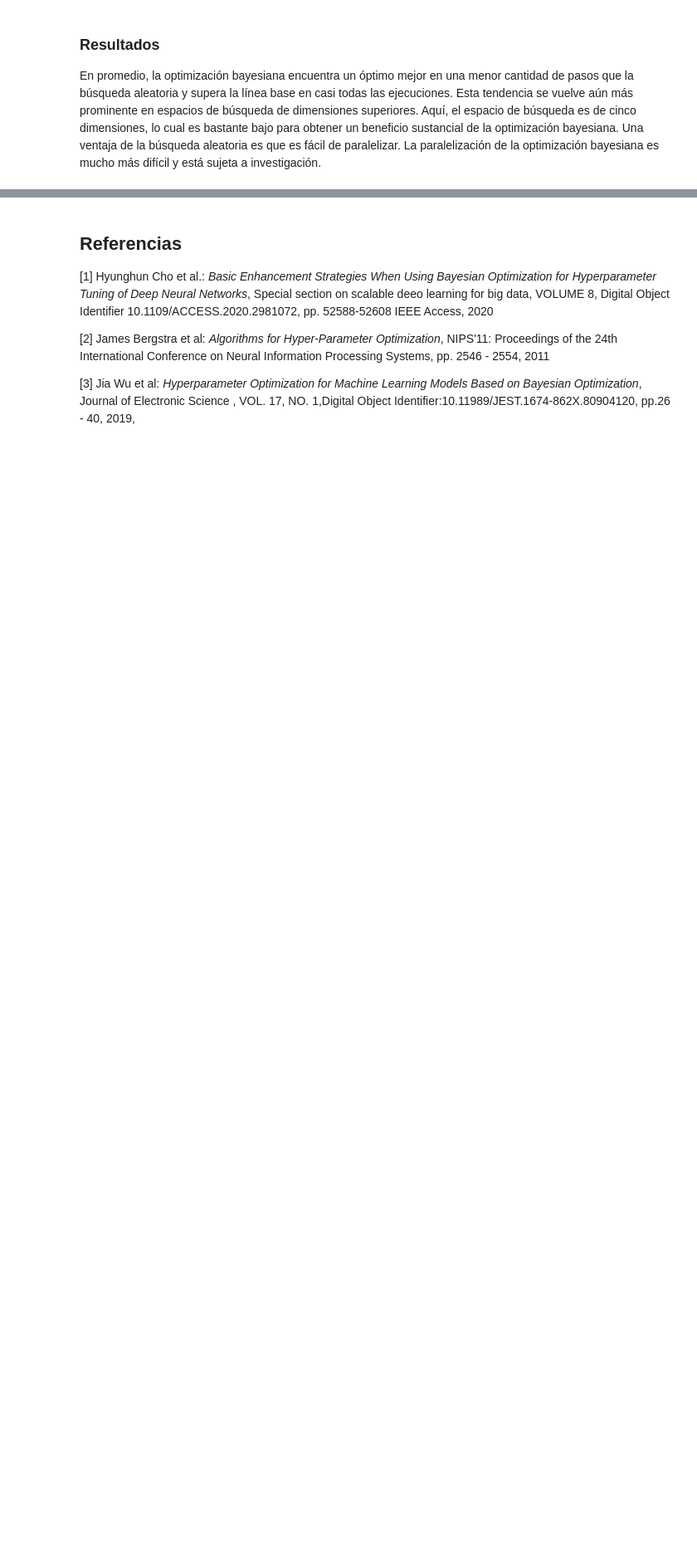
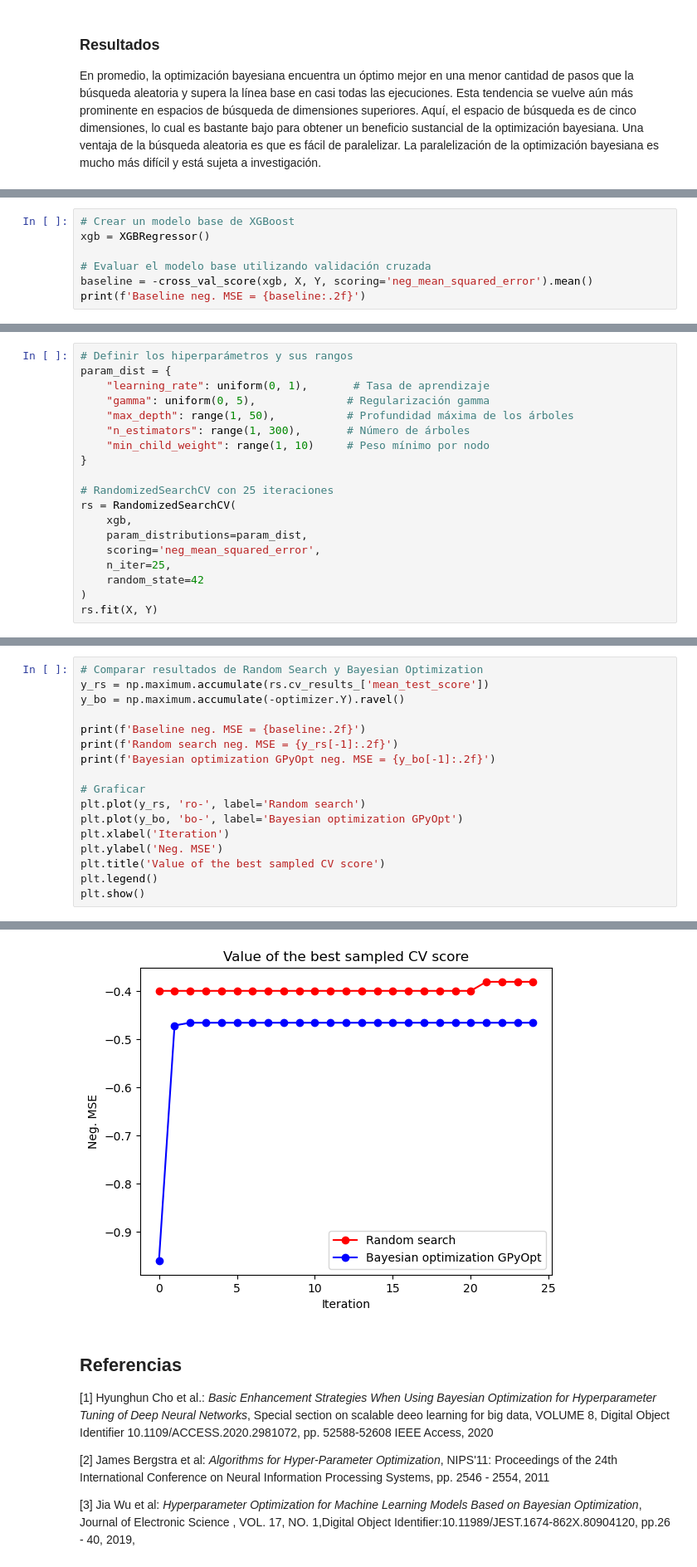
Before and after one commit to ThMRudolf/2024_Project_NumericalMethods, a Jupyter notebook: Optimizacion_Bayesiana_2024.ipynb, the cells around one changed output, grey strips where cells are left out. Shown at 83% size. Drawn from its saved outputs; the diff is of its cells as text; blank space fills up the shorter version.

Commit message:
bayesian opt using more iter

```diff
--- a/Optimizacion_Bayesiana_2024.ipynb
+++ b/Optimizacion_Bayesiana_2024.ipynb
@@ -697,0 +713,7 @@ Bayesian optimization GPyOpt neg. MSE = -3182.70
+# %%
+# Crear un modelo base de XGBoost
+xgb = XGBRegressor()
+
+# Evaluar el modelo base utilizando validación cruzada
+baseline = -cross_val_score(xgb, X, Y, scoring='neg_mean_squared_error').mean()
+print(f'Baseline neg. MSE = {baseline:.2f}')
@@ -697,0 +722,19 @@ Bayesian optimization GPyOpt neg. MSE = -3182.70
+# %%
+# Definir los hiperparámetros y sus rangos
+param_dist = {
+    "learning_rate": uniform(0, 1),       # Tasa de aprendizaje
+    "gamma": uniform(0, 5),              # Regularización gamma
+    "max_depth": range(1, 50),           # Profundidad máxima de los árboles
+    "n_estimators": range(1, 300),       # Número de árboles
+    "min_child_weight": range(1, 10)     # Peso mínimo por nodo
+}
+
+# RandomizedSearchCV con 25 iteraciones
+rs = RandomizedSearchCV(
+    xgb,
+    param_distributions=param_dist,
+    scoring='neg_mean_squared_error',
+    n_iter=25,
+    random_state=42
+)
+rs.fit(X, Y)
@@ -697,0 +799,18 @@ Bayesian optimization GPyOpt neg. MSE = -3182.70
+# %%
+# Comparar resultados de Random Search y Bayesian Optimization
+y_rs = np.maximum.accumulate(rs.cv_results_['mean_test_score'])
+y_bo = np.maximum.accumulate(-optimizer.Y).ravel()
+
+print(f'Baseline neg. MSE = {baseline:.2f}')
+print(f'Random search neg. MSE = {y_rs[-1]:.2f}')
+print(f'Bayesian optimization GPyOpt neg. MSE = {y_bo[-1]:.2f}')
+
+# Graficar
+plt.plot(y_rs, 'ro-', label='Random search')
+plt.plot(y_bo, 'bo-', label='Bayesian optimization GPyOpt')
+plt.xlabel('Iteration')
+plt.ylabel('Neg. MSE')
+plt.title('Value of the best sampled CV score')
+plt.legend()
+plt.show()
+# %% [output]
@@ -698,3 +820,4 @@ Bayesian optimization GPyOpt neg. MSE = -3182.70
+[figure, added]
 # %% [markdown]
 ## Referencias
 [1] Hyunghun Cho et al.: *Basic Enhancement Strategies When Using Bayesian Optimization for Hyperparameter Tuning of Deep Neural Networks*, Special section on scalable deeo learning for big data, VOLUME 8, Digital Object Identifier 10.1109/ACCESS.2020.2981072, pp. 52588-52608 IEEE Access, 2020
```
Also changed, not shown: parts of 13 cells of this notebook.
